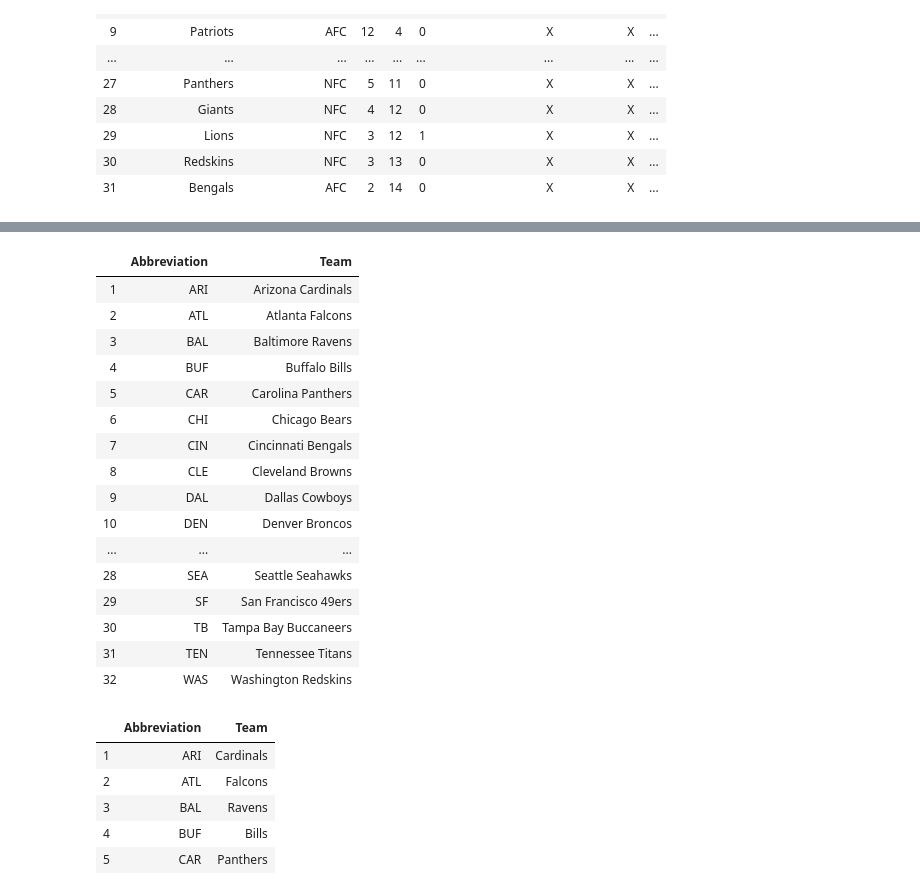
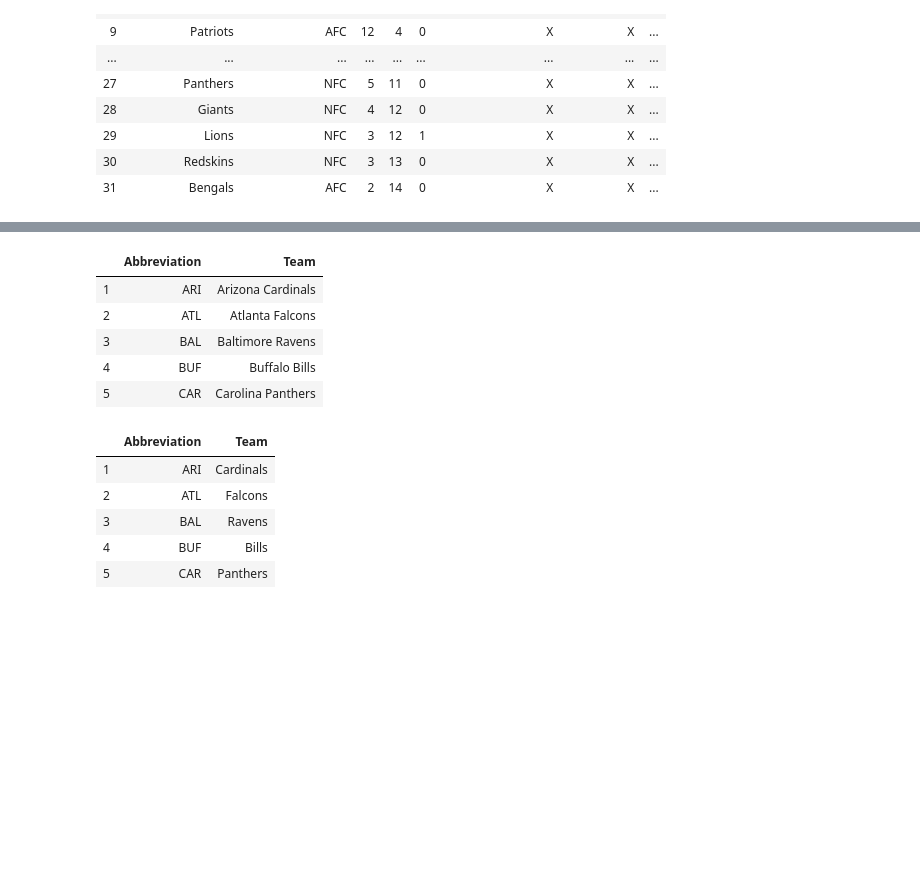
Before and after one commit to rdashcraft91/NFL-ETL, a Jupyter notebook: NFL Data ETL.ipynb, the cells around one changed output, grey strips where cells are left out. Drawn from its saved outputs; the diff is of its cells as text; code cells hidden in the pictures; blank space fills up the shorter version.

```diff
--- a/NFL Data ETL.ipynb
+++ b/NFL Data ETL.ipynb
@@ -332,27 +204,16 @@ tables = pd.read_html(url)
 # %%
 # Clean up abbreviation table
 nfl_abbrev_df = tables[0]
 nfl_abbrev_df = nfl_abbrev_df.drop(0)
 nfl_abbrev_df = nfl_abbrev_df.rename(columns={0: "Abbreviation", 1: "Team"})
-nfl_abbrev_df
+nfl_abbrev_df.head()
 # %% [output]
 |  | Abbreviation | Team |
 | 1 | ARI | Arizona Cardinals |
 | 2 | ATL | Atlanta Falcons |
 | 3 | BAL | Baltimore Ravens |
 | 4 | BUF | Buffalo Bills |
 | 5 | CAR | Carolina Panthers |
-| 6 | CHI | Chicago Bears |
-| 7 | CIN | Cincinnati Bengals |
-| 8 | CLE | Cleveland Browns |
-| 9 | DAL | Dallas Cowboys |
-| 10 | DEN | Denver Broncos |
-| ... | ... | ... |
-| 28 | SEA | Seattle Seahawks |
-| 29 | SF | San Francisco 49ers |
-| 30 | TB | Tampa Bay Buccaneers |
-| 31 | TEN | Tennessee Titans |
-| 32 | WAS | Washington Redskins |
 # %%
 # Split and get last part of team name
 nfl_abbrev_df["Team"] = nfl_abbrev_df["Team"].str.split().str[-1]
```
Also changed, not shown: parts of 20 cells of this notebook.
